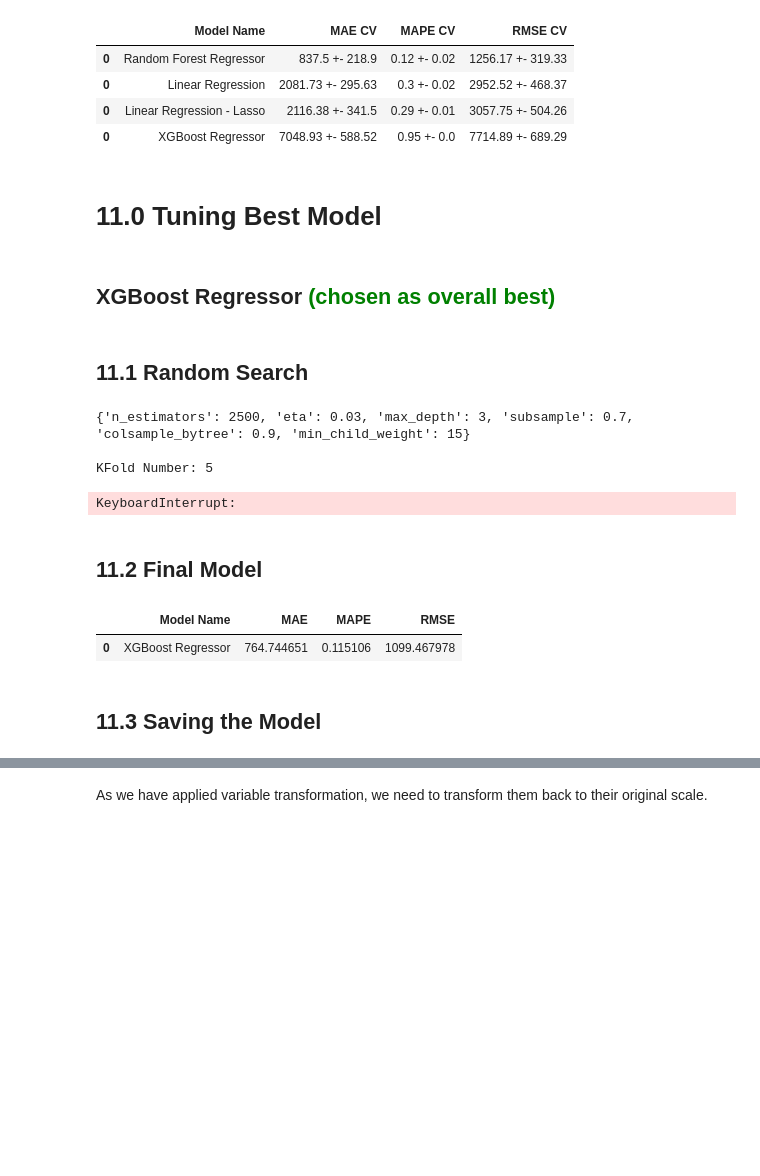
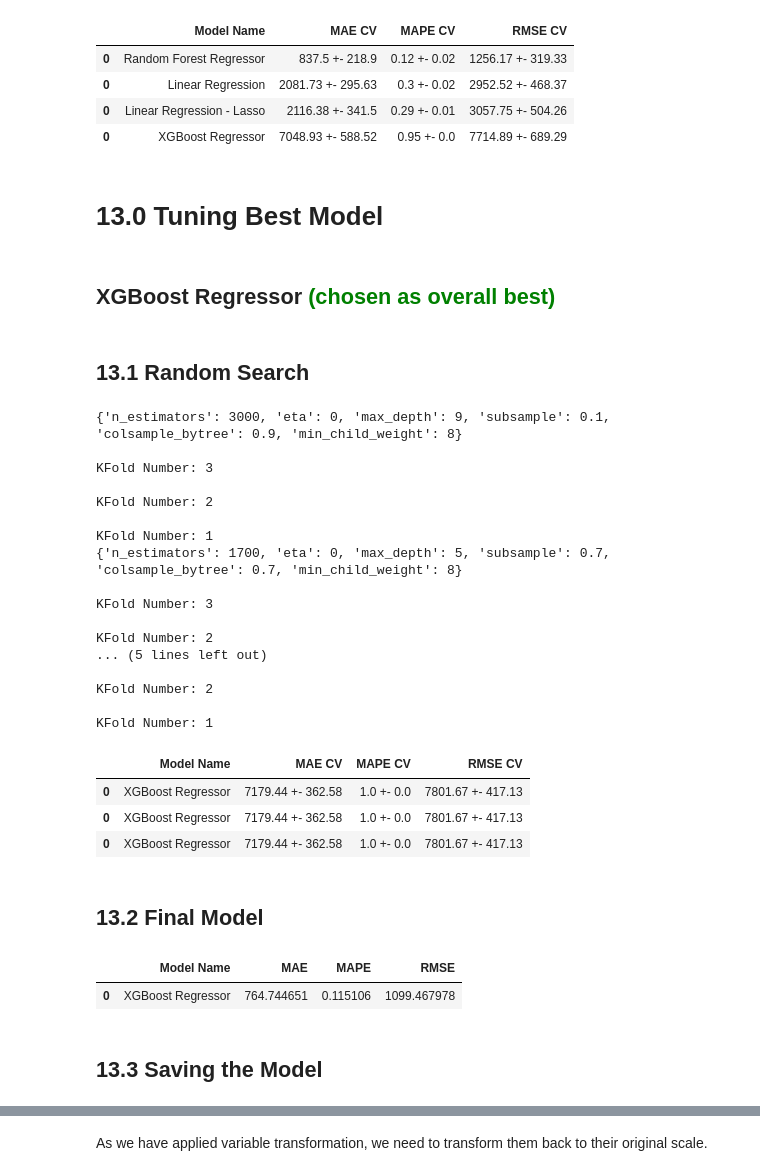
Before and after one commit to brunokatekawa/RossmannSales, a Jupyter notebook: rossmann_store_sales_prediction.ipynb, the cells around one changed output, grey strips where cells are left out. Saved outputs shown, nothing was run; the diff lists cells and outputs as text; code cells hidden in the pictures; blank space fills up the shorter version.

Commit message:
updated layout and numbering

```diff
--- a/rossmann_store_sales_prediction.ipynb
+++ b/rossmann_store_sales_prediction.ipynb
@@ -3229,11 +3219,11 @@ modeling_result_cv.sort_values('RMSE CV')
 | 0 | Linear Regression - Lasso | 2116.38 +- 341.5 | 0.29 +- 0.01 | 3057.75 +- 504.26 |
 | 0 | XGBoost Regressor | 7048.93 +- 588.52 | 0.95 +- 0.0 | 7714.89 +- 689.29 |
 # %% [markdown]
-# 11.0 Tuning Best Model
+# 13.0 Tuning Best Model
 # %% [markdown]
 ## XGBoost Regressor <font color="green"> (chosen as overall best)
 # %% [markdown]
-## 11.1 Random Search
+## 13.1 Random Search
 # %%
 # creates the dict
 param = {
@@ -3246,37 +3236,54 @@ param = {
 }
 
 # defines the maximum evaluations
-MAX_EVAL = 5
+MAX_EVAL = 3
 # %%
 # creates empty DataFrame to store the final results
 final_result = pd.DataFrame()
 
 for i in range(MAX_EVAL):
     # randomly chooses values for parameters
     hp = {k: random.sample(v, 1)[0] for k, v in param.items()}
     print(hp)
 
     # model
     model_xgb = xgb.XGBRegressor(objective='reg:squarederror', # we're solving a regression problem
                                  n_estimators=hp['n_estimators'],
                                  eta=hp['eta'],
                                  max_depth=hp['max_depth'],  # max depth of the tree
                                  subsample=hp['subsample'], # percentage os variables to be selected
                                  colsample_bytree=hp['colsample_bytree'],
                                  min_child_weight=hp['min_child_weight']).fit(x_train, Y_train)
 
     # performance
-    result = cross_validation(x_training, 5, 'XGBoost Regressor', model_xgb, verbose=True)
+    result = cross_validation(x_training, 3, 'XGBoost Regressor', model_xgb, verbose=True)
     final_result = pd.concat([final_result, result])
 
 final_result
 # %% [output]
-{'n_estimators': 2500, 'eta': 0.03, 'max_depth': 3, 'subsample': 0.7, 'colsample_bytree': 0.9, 'min_child_weight': 15}
+{'n_estimators': 3000, 'eta': 0, 'max_depth': 9, 'subsample': 0.1, 'colsample_bytree': 0.9, 'min_child_weight': 8}
 
-KFold Number: 5
+KFold Number: 3
+
+KFold Number: 2
+
+KFold Number: 1
+{'n_estimators': 1700, 'eta': 0, 'max_depth': 5, 'subsample': 0.7, 'colsample_bytree': 0.7, 'min_child_weight': 8}
+
+KFold Number: 3
+
+KFold Number: 2
+... (5 lines left out)
+
+KFold Number: 2
+
+KFold Number: 1
-KeyboardInterrupt:
+|  | Model Name | MAE CV | MAPE CV | RMSE CV |
+| 0 | XGBoost Regressor | 7179.44 +- 362.58 | 1.0 +- 0.0 | 7801.67 +- 417.13 |
+| 0 | XGBoost Regressor | 7179.44 +- 362.58 | 1.0 +- 0.0 | 7801.67 +- 417.13 |
+| 0 | XGBoost Regressor | 7179.44 +- 362.58 | 1.0 +- 0.0 | 7801.67 +- 417.13 |
 # %% [markdown]
-## 11.2 Final Model
+## 13.2 Final Model
 # %%
 # creates the dict of final optimized params
 param_tuned = {
@@ -3308,7 +3315,7 @@ xgb_tuned_result
 |  | Model Name | MAE | MAPE | RMSE |
 | 0 | XGBoost Regressor | 764.744651 | 0.115106 | 1099.467978 |
 # %% [markdown]
-## 11.3 Saving the Model
+## 13.3 Saving the Model
 # %%
 # saves the model
 pickle.dump(model_xgb_tuned, open('model/model_rossmann.pkl', 'wb'))
```
Also changed, not shown: parts of 163 cells of this notebook.
